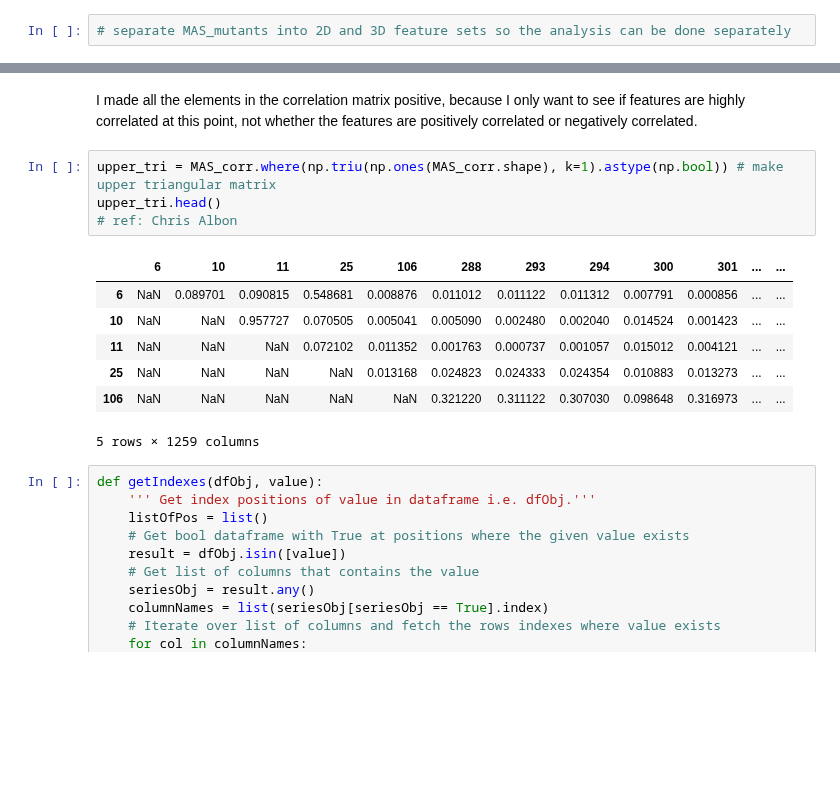
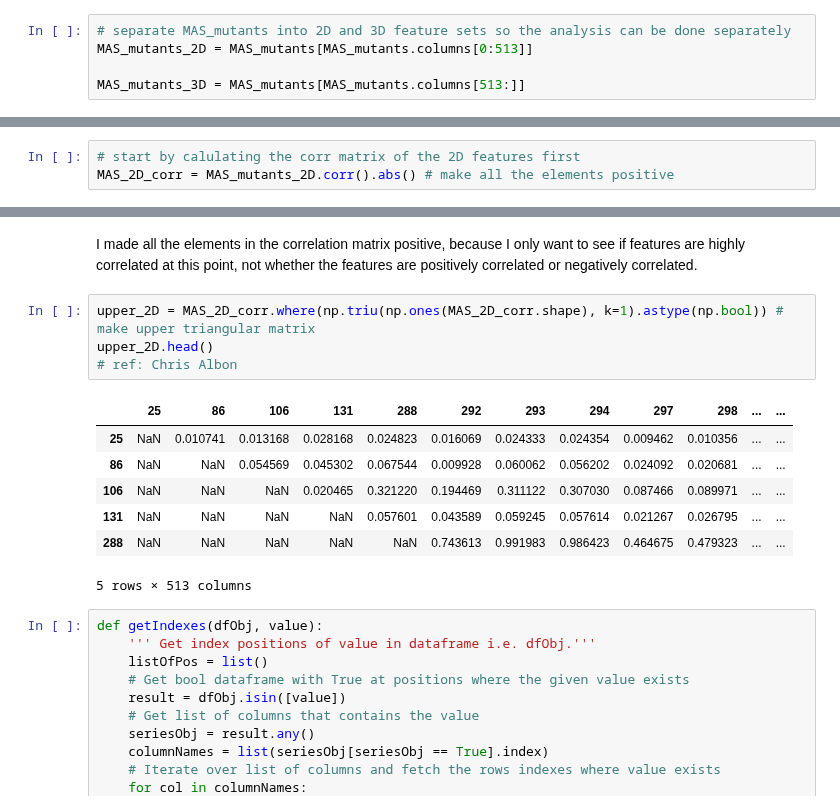
Before and after one commit to dna-witch/p53_Rescue_Mutants, a Jupyter notebook: notebooks/3.0-sm-preprocessing.ipynb, the cells around one changed output, grey strips where cells are left out. Drawn from its saved outputs; the diff is of its cells as text; blank space fills up the shorter version.

```diff
--- a/notebooks/3.0-sm-preprocessing.ipynb
+++ b/notebooks/3.0-sm-preprocessing.ipynb
@@ -293,2 +309,5 @@ MAS_len = len(MAS_list)
 # %%
 # separate MAS_mutants into 2D and 3D feature sets so the analysis can be done separately
+MAS_mutants_2D = MAS_mutants[MAS_mutants.columns[0:513]]
+
+MAS_mutants_3D = MAS_mutants[MAS_mutants.columns[513:]]
@@ -306,0 +334,3 @@ MAS_corr.head()
+# %%
+# start by calulating the corr matrix of the 2D features first
+MAS_2D_corr = MAS_mutants_2D.corr().abs() # make all the elements positive
@@ -307,17 +347,17 @@ MAS_corr.head()
 # %% [markdown]
 I made all the elements in the correlation matrix positive, because I only want to see if features are highly correlated at this point, not whether the features are positively correlated or negatively correlated.
 # %%
-upper_tri = MAS_corr.where(np.triu(np.ones(MAS_corr.shape), k=1).astype(np.bool)) # make upper triangular matrix
-upper_tri.head()
+upper_2D = MAS_2D_corr.where(np.triu(np.ones(MAS_2D_corr.shape), k=1).astype(np.bool)) # make upper triangular matrix
+upper_2D.head()
 # ref: Chris Albon
 # %% [output]
-|  | 6 | 10 | 11 | 25 | 106 | 288 | 293 | 294 | 300 | 301 | ... | ... |
-| 6 | NaN | 0.089701 | 0.090815 | 0.548681 | 0.008876 | 0.011012 | 0.011122 | 0.011312 | 0.007791 | 0.000856 | ... | ... |
-| 10 | NaN | NaN | 0.957727 | 0.070505 | 0.005041 | 0.005090 | 0.002480 | 0.002040 | 0.014524 | 0.001423 | ... | ... |
-| 11 | NaN | NaN | NaN | 0.072102 | 0.011352 | 0.001763 | 0.000737 | 0.001057 | 0.015012 | 0.004121 | ... | ... |
-| 25 | NaN | NaN | NaN | NaN | 0.013168 | 0.024823 | 0.024333 | 0.024354 | 0.010883 | 0.013273 | ... | ... |
-| 106 | NaN | NaN | NaN | NaN | NaN | 0.321220 | 0.311122 | 0.307030 | 0.098648 | 0.316973 | ... | ... |
+|  | 25 | 86 | 106 | 131 | 288 | 292 | 293 | 294 | 297 | 298 | ... | ... |
+| 25 | NaN | 0.010741 | 0.013168 | 0.028168 | 0.024823 | 0.016069 | 0.024333 | 0.024354 | 0.009462 | 0.010356 | ... | ... |
+| 86 | NaN | NaN | 0.054569 | 0.045302 | 0.067544 | 0.009928 | 0.060062 | 0.056202 | 0.024092 | 0.020681 | ... | ... |
+| 106 | NaN | NaN | NaN | 0.020465 | 0.321220 | 0.194469 | 0.311122 | 0.307030 | 0.087466 | 0.089971 | ... | ... |
+| 131 | NaN | NaN | NaN | NaN | 0.057601 | 0.043589 | 0.059245 | 0.057614 | 0.021267 | 0.026795 | ... | ... |
+| 288 | NaN | NaN | NaN | NaN | NaN | 0.743613 | 0.991983 | 0.986423 | 0.464675 | 0.479323 | ... | ... |
-5 rows × 1259 columns
+5 rows × 513 columns
 # %%
 def getIndexes(dfObj, value):
     ''' Get index positions of value in dataframe i.e. dfObj.'''
```
Also changed, not shown: parts of 15 cells of this notebook.
